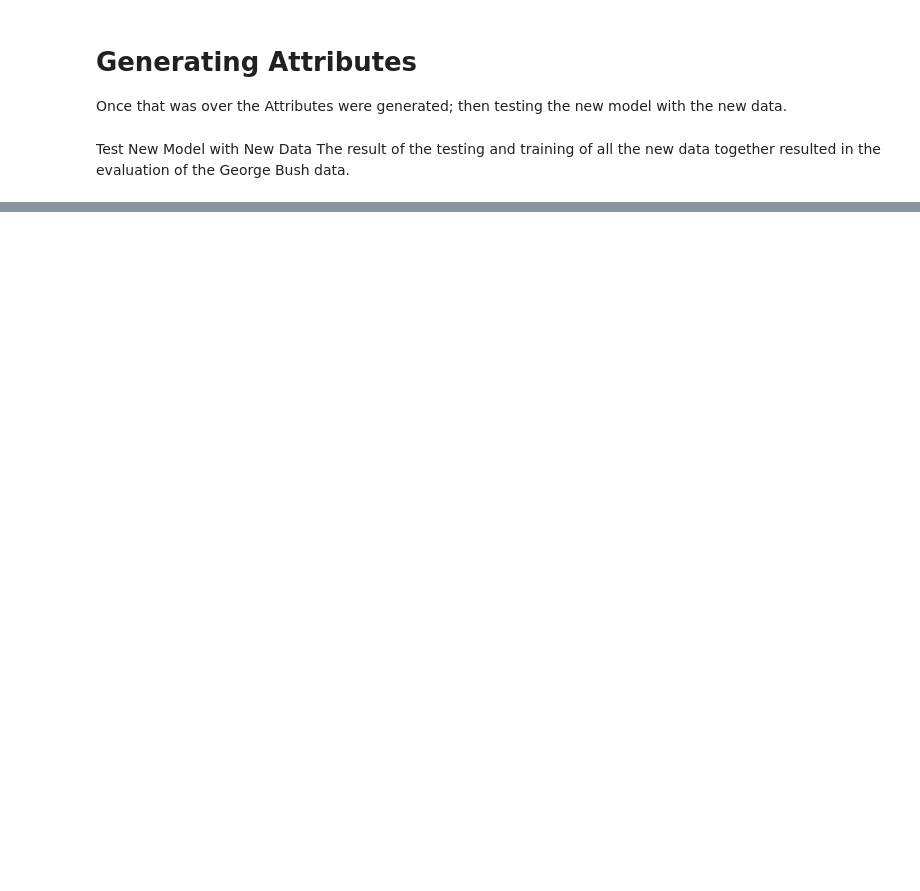
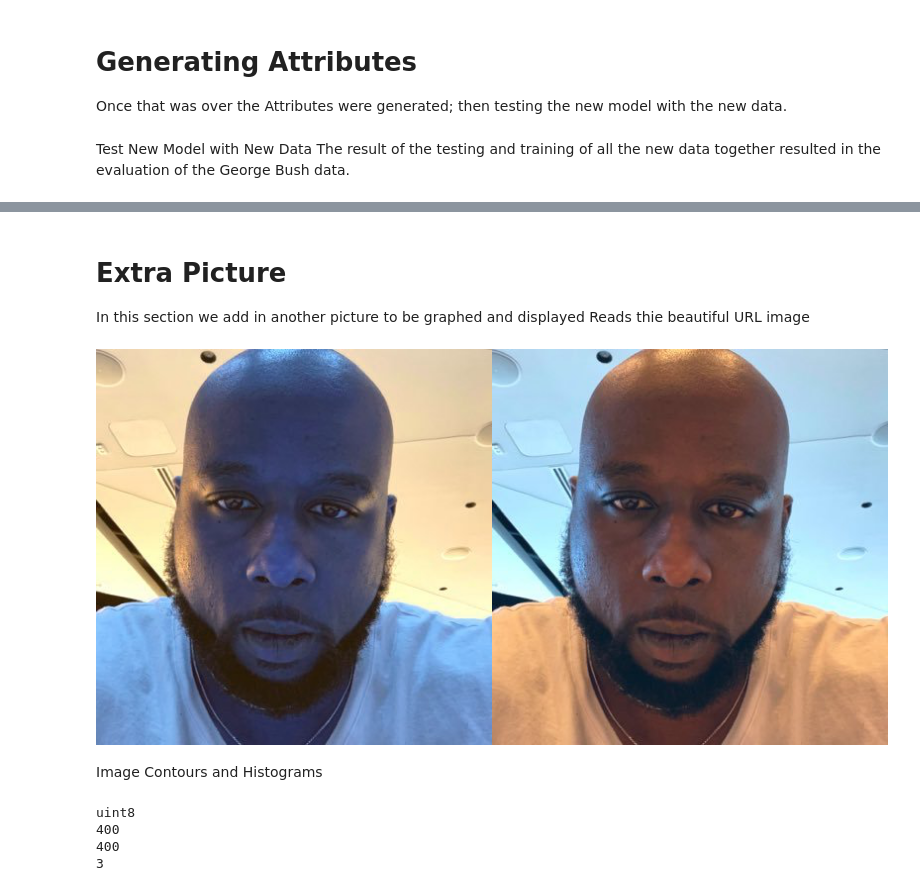
Before and after one commit to jonvthvn90/GitHbProject, a Jupyter notebook: Jonathan_Hardin_StarGan.ipynb, the cells around one changed output, grey strips where cells are left out. Drawn from its saved outputs; the diff is of its cells as text; code cells hidden in the pictures; blank space fills up the shorter version.

```diff
--- a/Jonathan_Hardin_StarGan.ipynb
+++ b/Jonathan_Hardin_StarGan.ipynb
@@ -179,0 +188,32 @@ Loading the trained models from step 200000...
+# %% [markdown]
+# **Extra Picture**
+In this section we add in another picture to be graphed and displayed
+Reads thie beautiful URL image
+# %%
+urls = ["https://pbs.twimg.com/profile_images/1415397678096191498/O-qRRbdI_400x400.jpg"]
+# Read and display the image
+# loop over the image URLs, you could store several image urls in the list
+
+for url in urls:
+  image = io.imread(url)
+  image_2 = cv.cvtColor(image, cv.COLOR_BGR2RGB)
+  final_frame = cv.hconcat((image, image_2))
+  cv2_imshow(final_frame)
+  print('\n')
+# %% [output]
+[figure, added]
+# %% [markdown]
+ Image Contours and Histograms
+# %%
+print(image.dtype)
+
+print(image.shape[0])
+
+print(image.shape[1])
+
+print(image.shape[2])
+# %% [output]
+uint8
+400
+400
+3
```
Also changed, not shown: parts of 13 cells of this notebook.
